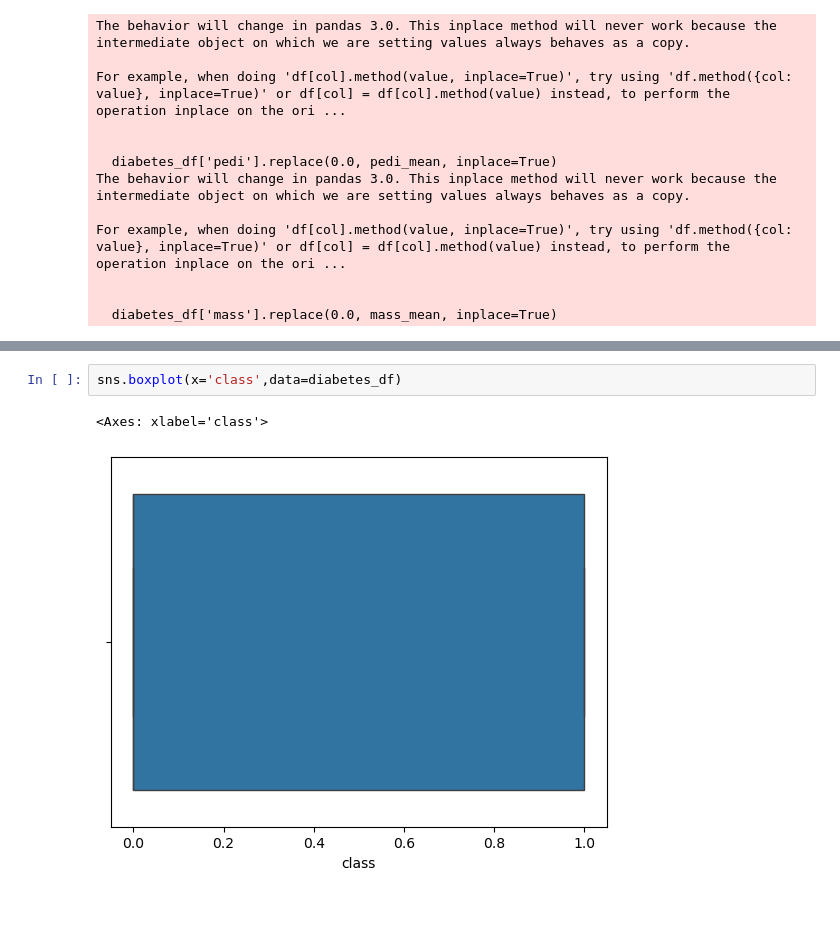
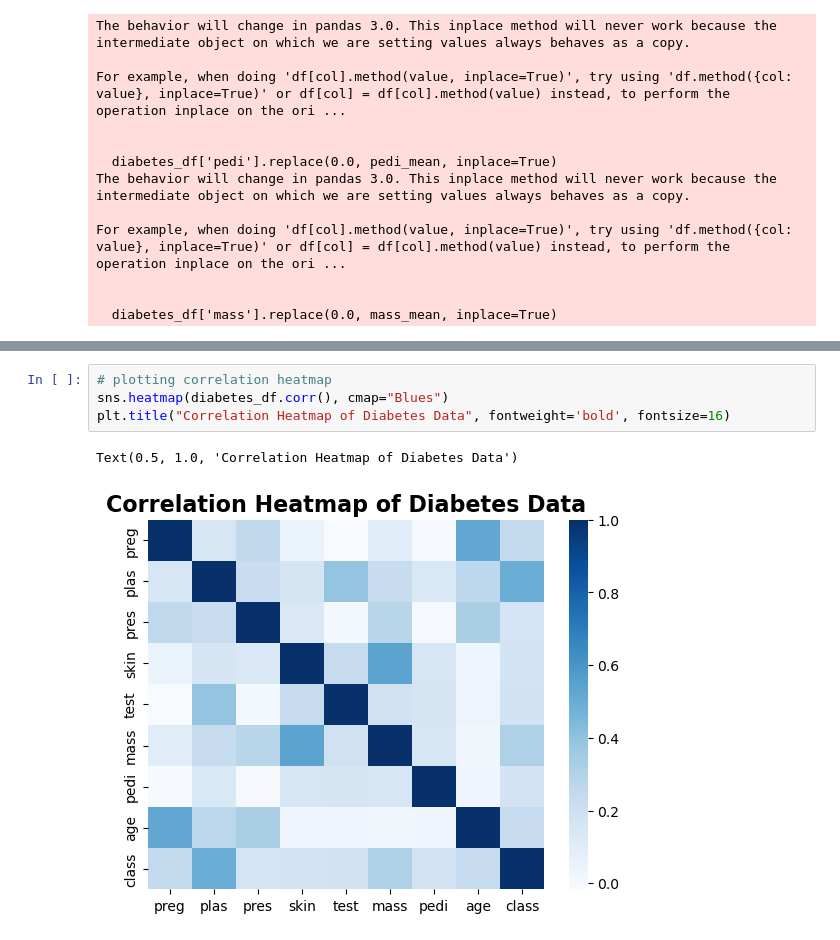
Before and after one commit to rahknov/CS103, a Jupyter notebook: Activity 2/data.ipynb, the cells around one changed output, grey strips where cells are left out. Drawn from its saved outputs; the diff is of its cells as text; blank space fills up the shorter version.

Commit message:
Modified heatmap and plotted skewness of the dataset

```diff
--- a/Activity 2/data.ipynb
+++ b/Activity 2/data.ipynb
@@ -243,5 +207,7 @@ sns.boxplot(x='age',data=diabetes_df)
-# %%
-sns.boxplot(x='class',data=diabetes_df)
-# %% [output]
-<Axes: xlabel='class'>
-[figure, removed]
+# %%
+# plotting correlation heatmap
+sns.heatmap(diabetes_df.corr(), cmap="Blues")
+plt.title("Correlation Heatmap of Diabetes Data", fontweight='bold', fontsize=16)
+# %% [output]
+Text(0.5, 1.0, 'Correlation Heatmap of Diabetes Data')
+[figure, added]
```
Also changed, not shown: parts of 21 cells of this notebook.
